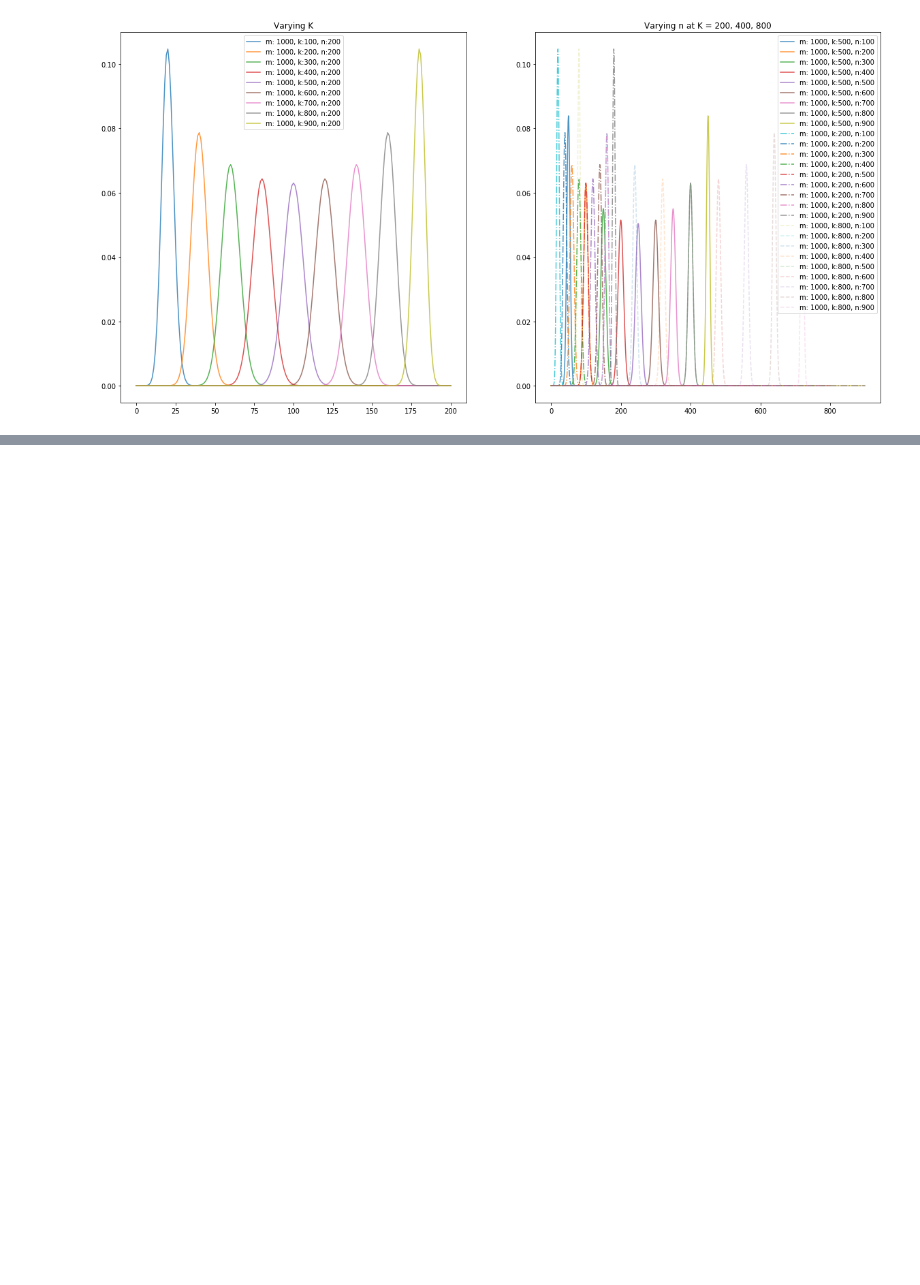
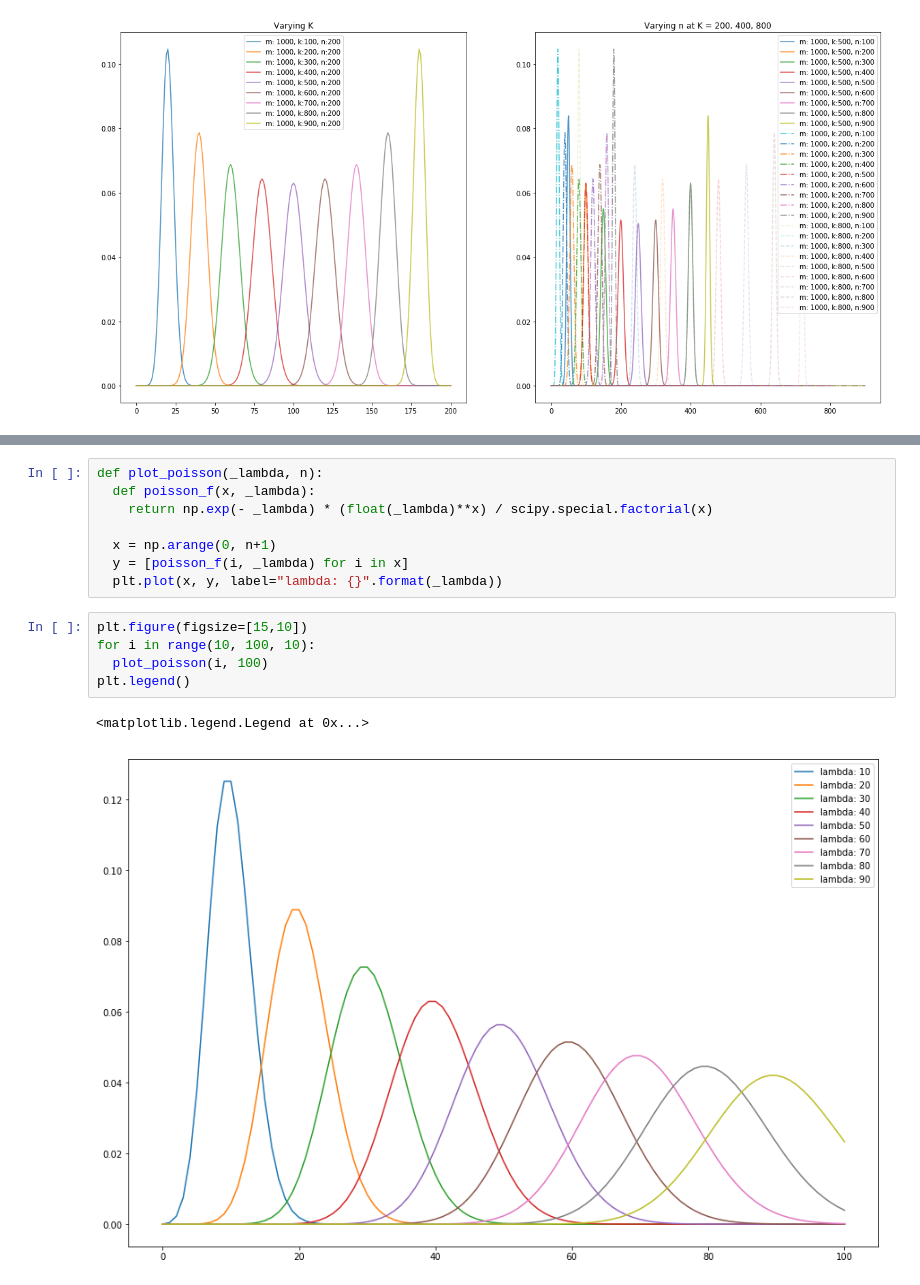
Before and after one commit to mlcow/prob-stats, a Jupyter notebook: Univariate_parametric_distributions.ipynb, the cells around one changed output, grey strips where cells are left out. Drawn from its saved outputs; the diff is of its cells as text; blank space fills up the shorter version.

```diff
--- a/Univariate_parametric_distributions.ipynb
+++ b/Univariate_parametric_distributions.ipynb
@@ -75,0 +86,16 @@ Text(0.5,1,'Varying n at K = 200, 400, 800')
+# %%
+def plot_poisson(_lambda, n):
+  def poisson_f(x, _lambda):
+    return np.exp(- _lambda) * (float(_lambda)**x) / scipy.special.factorial(x)
+
+  x = np.arange(0, n+1)
+  y = [poisson_f(i, _lambda) for i in x]
+  plt.plot(x, y, label="lambda: {}".format(_lambda))
+# %%
+plt.figure(figsize=[15,10])
+for i in range(10, 100, 10):
+  plot_poisson(i, 100)
+plt.legend()
+# %% [output]
+<matplotlib.legend.Legend at 0x...>
+[figure, added]
```
Also changed, not shown: parts of 1 cell of this notebook.
